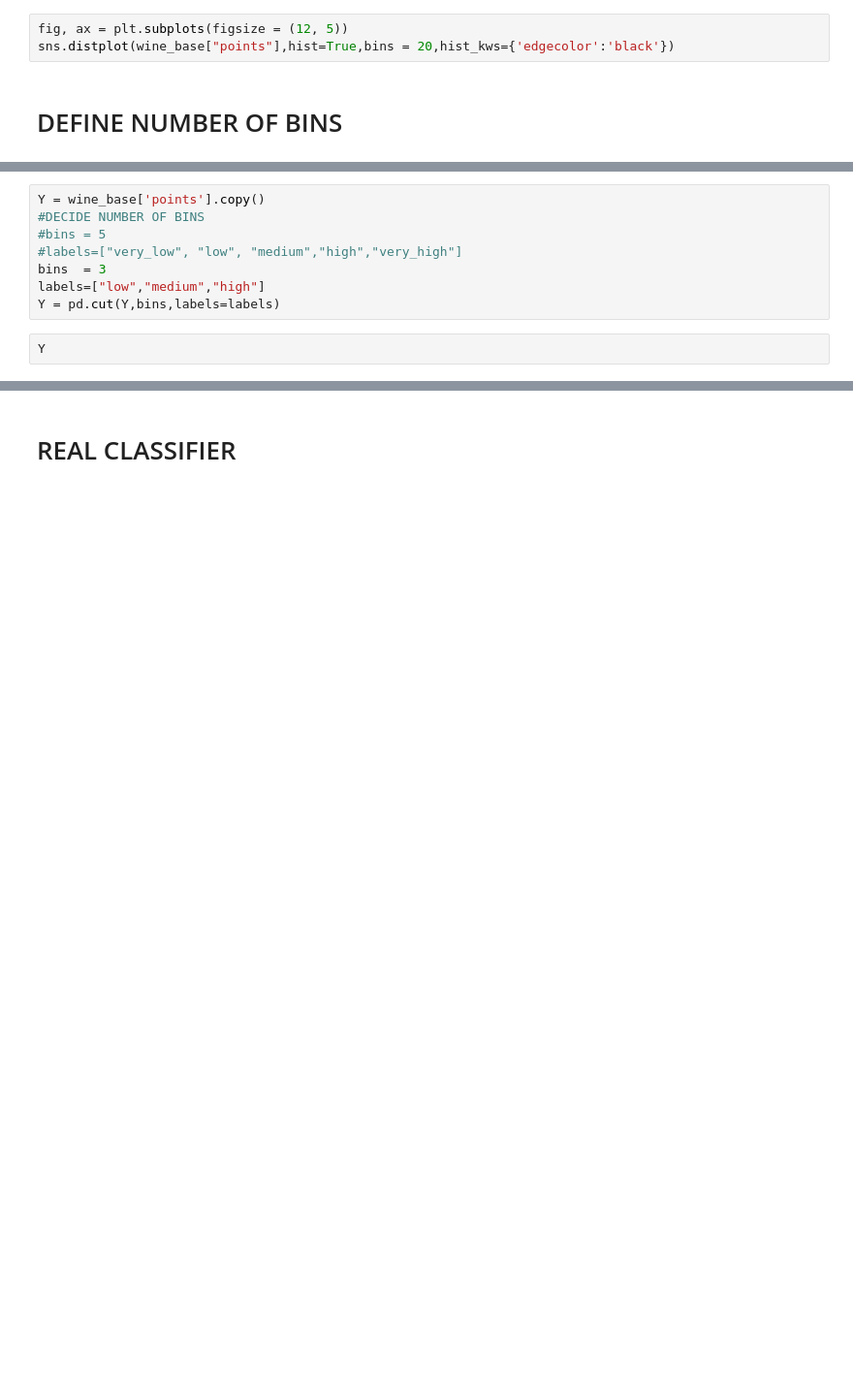
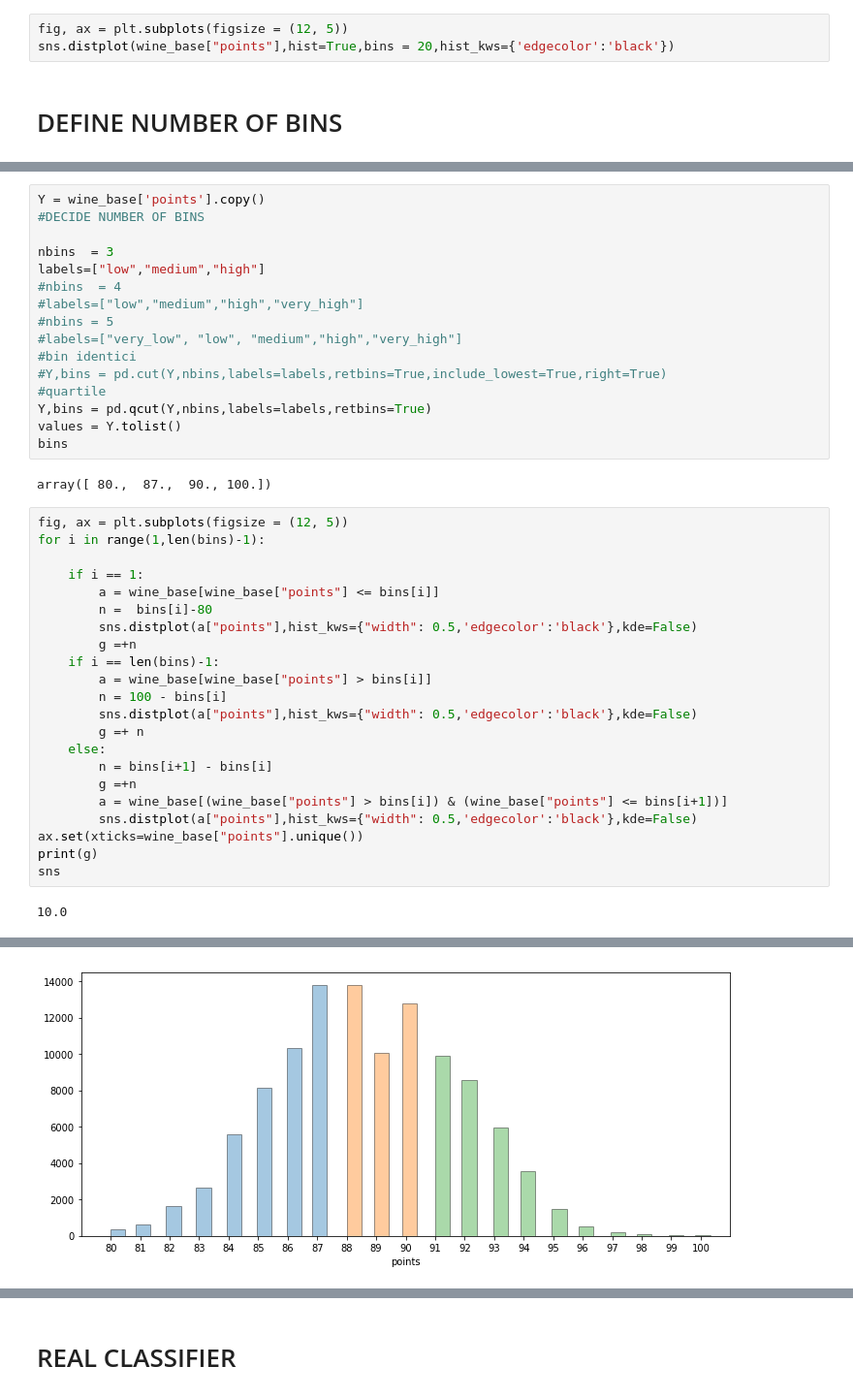
Before and after one commit to Gneur11/bdaFinalMIo, a Jupyter notebook: ClassifierAnalysis.ipynb, the cells around one changed output, grey strips where cells are left out. Shown: that part at 97% size. Saved outputs shown, nothing was run; the diff lists cells and outputs as text; blank space fills up the shorter version.

Commit message:
added function to run tests and plot with the bins

```diff
--- a/ClassifierAnalysis.ipynb
+++ b/ClassifierAnalysis.ipynb
@@ -23,10 +41,42 @@ sns.distplot(wine_base["points"],hist=True,bins = 20,hist_kws={'edgecolor':'blac
 # %%
 Y = wine_base['points'].copy()
 #DECIDE NUMBER OF BINS
-#bins = 5
+
+nbins  = 3
+labels=["low","medium","high"]
+#nbins  = 4
+#labels=["low","medium","high","very_high"]
+#nbins = 5
 #labels=["very_low", "low", "medium","high","very_high"]
-bins  = 3
-labels=["low","medium","high"]
-Y = pd.cut(Y,bins,labels=labels)
+#bin identici
+#Y,bins = pd.cut(Y,nbins,labels=labels,retbins=True,include_lowest=True,right=True)
+#quartile
+Y,bins = pd.qcut(Y,nbins,labels=labels,retbins=True)
+values = Y.tolist()
+bins
+# %% [output]
+array([ 80.,  87.,  90., 100.])
-# %%
-Y
+# %%
+fig, ax = plt.subplots(figsize = (12, 5))
+for i in range(1,len(bins)-1):
+
+    if i == 1:
+        a = wine_base[wine_base["points"] <= bins[i]]
+        n =  bins[i]-80
+        sns.distplot(a["points"],hist_kws={"width": 0.5,'edgecolor':'black'},kde=False)
+        g =+n
+    if i == len(bins)-1:
+        a = wine_base[wine_base["points"] > bins[i]]
+        n = 100 - bins[i]
+        sns.distplot(a["points"],hist_kws={"width": 0.5,'edgecolor':'black'},kde=False)
+        g =+ n
+    else:
+        n = bins[i+1] - bins[i]
+        g =+n
+        a = wine_base[(wine_base["points"] > bins[i]) & (wine_base["points"] <= bins[i+1])]
+        sns.distplot(a["points"],hist_kws={"width": 0.5,'edgecolor':'black'},kde=False)
+ax.set(xticks=wine_base["points"].unique())
+print(g)
+sns
+# %% [output]
+10.0
@@ -33 +84,2 @@ Y
+[figure, added]
 # %%
```
Also changed, not shown: parts of 28 cells of this notebook.
